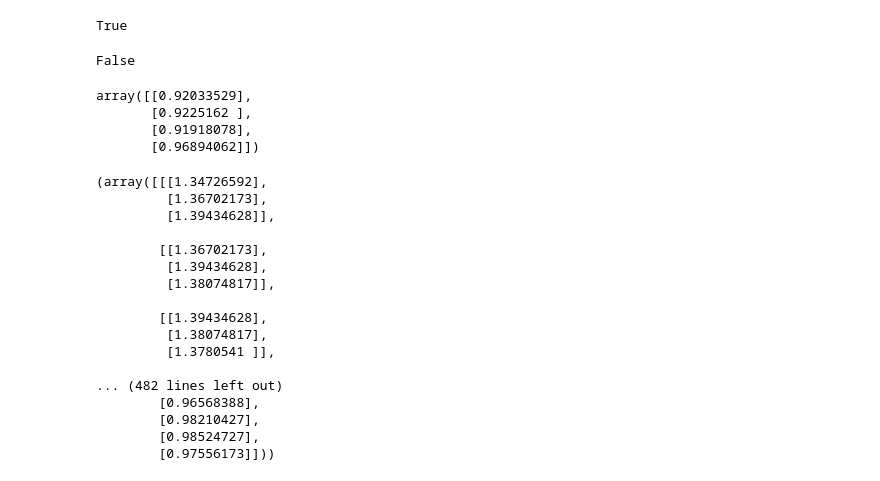
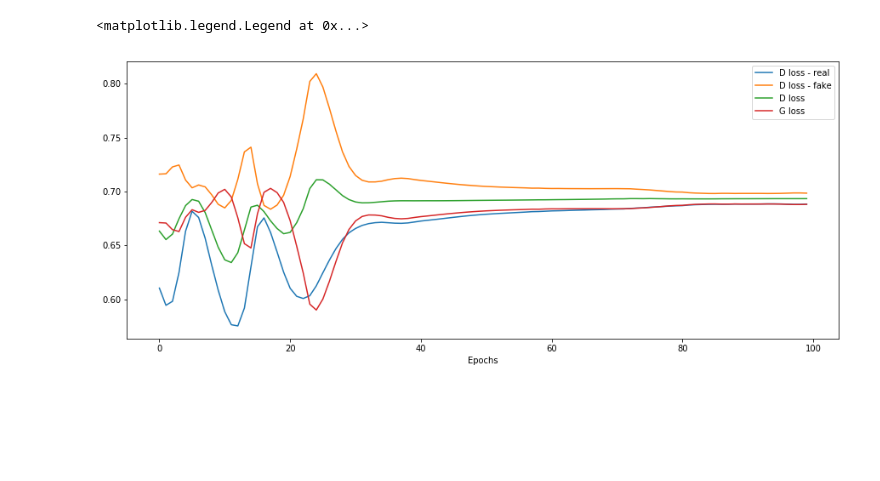
Before and after one commit to jscriptcoder/Capstone-Project-Udacity, a Jupyter notebook: notebooks/GAN-vanilla.ipynb, the cells around one changed output. Cells and saved outputs as stored; diff of their text form; code cells hidden in the pictures; blank space fills up the shorter version.

```diff
--- a/notebooks/GAN-vanilla.ipynb
+++ b/notebooks/GAN-vanilla.ipynb
@@ -112,11 +125,11 @@ def build_adversarial_model(look_back, n_features, dm_optimizer=Adam(), am_optim
     gen_output = Reshape((1, 1))(gen_output)
     gen_output_plus_pred = concatenate([gen_input, gen_output], axis=1)
 
-    dis_net.trainable = False
     valid = dis_net(gen_output_plus_pred)
 
+    dis_net.trainable = False # We need to freeze the discriminator's weights
     model = Model(gen_input, valid)
-    model.compile(loss='binary_crossentropy', optimizer=am_optimizer, metrics=['accuracy'])
+    model.compile(loss='binary_crossentropy', optimizer=am_optimizer)
 
     print('Adversarial summary:')
     model.summary()
@@ -125,7 +138,7 @@ def build_adversarial_model(look_back, n_features, dm_optimizer=Adam(), am_optim
 # %%
 adv_model, dis_model, dis_net, gen_net = build_adversarial_model(look_back,
                                                                  n_features,
-                                                                 dm_optimizer=Adam(lr=0.01),
+                                                                 dm_optimizer=Adam(lr=0.0001),
                                                                  am_optimizer=Adam(lr=0.0001))
 # %% [output]
 Discriminator summary:
@@ -161,7 +174,6 @@ def get_real_and_fake_samples(X, y, generator):
 # %%
 def train_GAN(X, y, adv_model, dis_model, gen_net, n_epochs=100, batch_size=100, look_back=3, n_features=1):
     data_len = len(X)
-    stop = data_len - batch_size
     n_points = look_back + 1 # look back + prediction
 
     hist_d_loss_real = []
@@ -171,13 +183,13 @@ def train_GAN(X, y, adv_model, dis_model, gen_net, n_epochs=100, batch_size=100,
 
     for epoch in range(n_epochs):
 
-        for batch_idx in range(0, stop, batch_size):
+        for batch_idx in range(0, data_len, batch_size):
 
             X_batch, y_batch = get_batch(X, y, batch_idx, batch_size)
             X_real, X_fake = get_real_and_fake_samples(X_batch, y_batch, gen_net)
 
-            y_real = np.ones((batch_size, 1))
-            y_fake = np.zeros((batch_size, 1))
+            y_real = np.ones((X_real.shape[0], 1))
+            y_fake = np.zeros((X_fake.shape[0], 1))
 
             # Train discriminator
             d_loss_real = dis_model.train_on_batch(X_real, y_real)
@@ -187,12 +199,12 @@ def train_GAN(X, y, adv_model, dis_model, gen_net, n_epochs=100, batch_size=100,
             # Train generator
             g_loss = adv_model.train_on_batch(X_batch, y_real)
 
-        print ("Epoch %d/%d [D loss: %f] [G loss: %f]" % (epoch+1, n_epochs, d_loss[0], g_loss[0]))
+        print ("Epoch %d/%d [D loss: %f] [G loss: %f]" % (epoch+1, n_epochs, d_loss, g_loss))
 
         rnd_idx = np.random.randint(0, len(X_real))
 
-        print('Real example: ', X_real[rnd_idx].reshape(-1,))
-        print('Fake example: ', X_fake[rnd_idx].reshape(-1,))
+#         print('Real example: ', X_real[rnd_idx].reshape(-1,))
+#         print('Fake example: ', X_fake[rnd_idx].reshape(-1,))
 
         hist_d_loss_real.append(d_loss_real)
         hist_d_loss_fake.append(d_loss_fake)
@@ -202,5 +214,5 @@ def train_GAN(X, y, adv_model, dis_model, gen_net, n_epochs=100, batch_size=100,
     return hist_d_loss_real, hist_d_loss_fake, hist_d_loss, hist_g_loss
 # %%
 hist_d_loss_real, hist_d_loss_fake, hist_d_loss, hist_g_loss = \
-    train_GAN(X_train, y_train, adv_model, dis_model, gen_net, n_epochs=100, batch_size=32)
+    train_GAN(X_train, y_train, adv_model, dis_model, gen_net, n_epochs=100, batch_size=100)
 # %% [output]
@@ -240,38 +236,14 @@ plot_series(list(map(lambda v: v[0], hist_g_loss)), title='G loss')
-# %%
-X_real = np.concatenate((X_test[2], y_test[2].reshape(-1, 1)))
-dis_model.predict(X_real.reshape(-1, 4, 1)).item(0) >= 0.5
-# %% [output]
-True
-# %%
-pred = gen_net.predict(X_test[2].reshape(-1, 3, 1))
-X_fake = np.concatenate((X_test[2], pred.reshape(-1, 1)))
-dis_model.predict(X_fake.reshape(-1, 4, 1)).item(0) >= 0.5
-# %% [output]
-False
-# %%
-X_fake
-# %% [output]
-array([[0.92033529],
-       [0.9225162 ],
-       [0.91918078],
-       [0.96894062]])
-# %%
-get_batch(X_test, y_test, 286, 100)
-# %% [output]
-(array([[[1.34726592],
-         [1.36702173],
-         [1.39434628]],
-
-        [[1.36702173],
-         [1.39434628],
-         [1.38074817]],
-
-        [[1.39434628],
-         [1.38074817],
-         [1.3780541 ]],
-
-... (482 lines left out)
-        [0.96568388],
-        [0.98210427],
-        [0.98524727],
-        [0.97556173]]))
+# %%
+fig, ax = plt.subplots(figsize=(15, 6))
+plt.plot(hist_d_loss_real)
+plt.plot(hist_d_loss_fake)
+plt.plot(hist_d_loss)
+plt.plot(hist_g_loss)
+ax.set_xlabel('Epochs')
+ax.legend(['D loss - real',
+           'D loss - fake',
+           'D loss',
+           'G loss'])
+# %% [output]
+<matplotlib.legend.Legend at 0x...>
+[figure, added]
```
Also changed, not shown: parts of 36 cells of this notebook.
